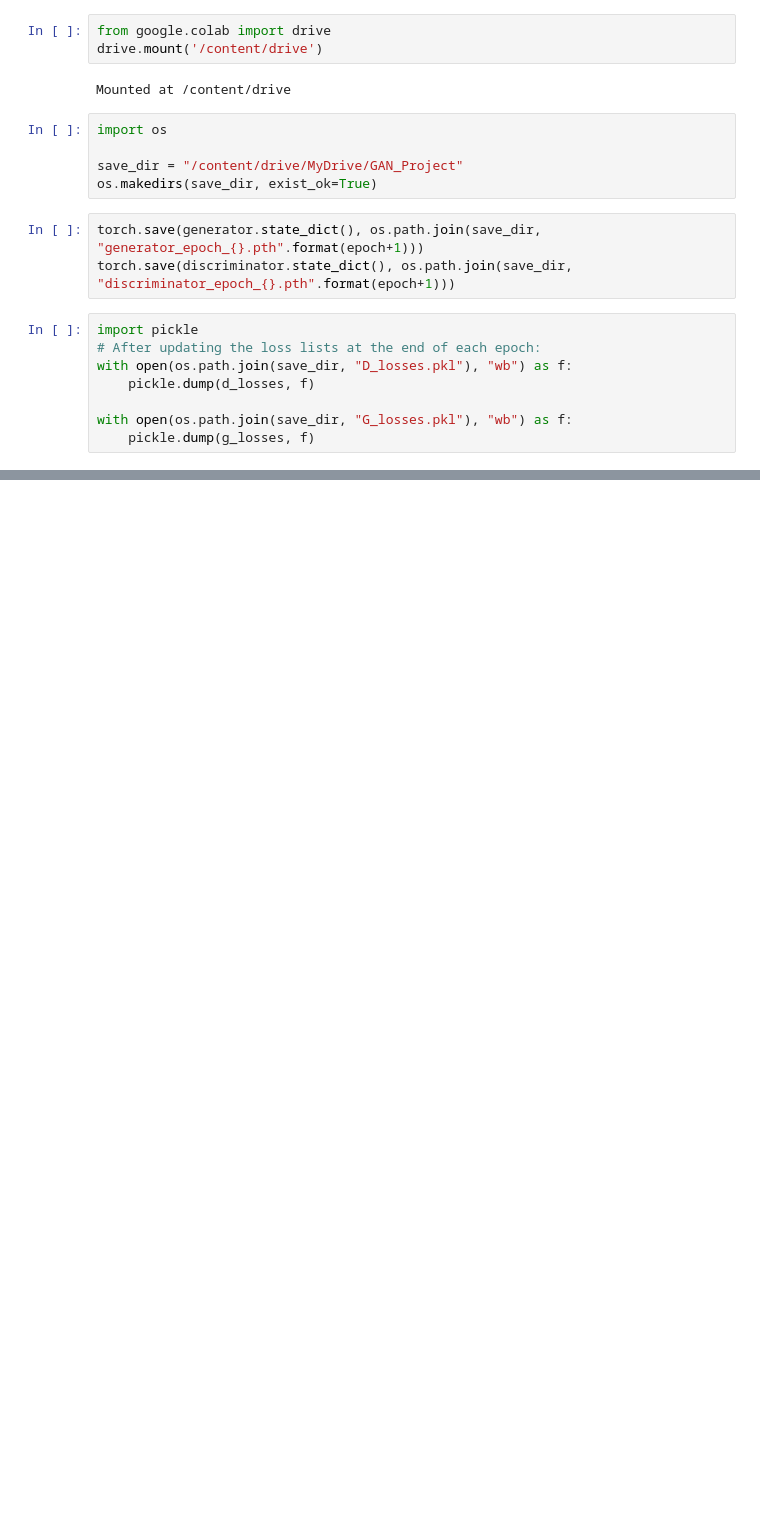
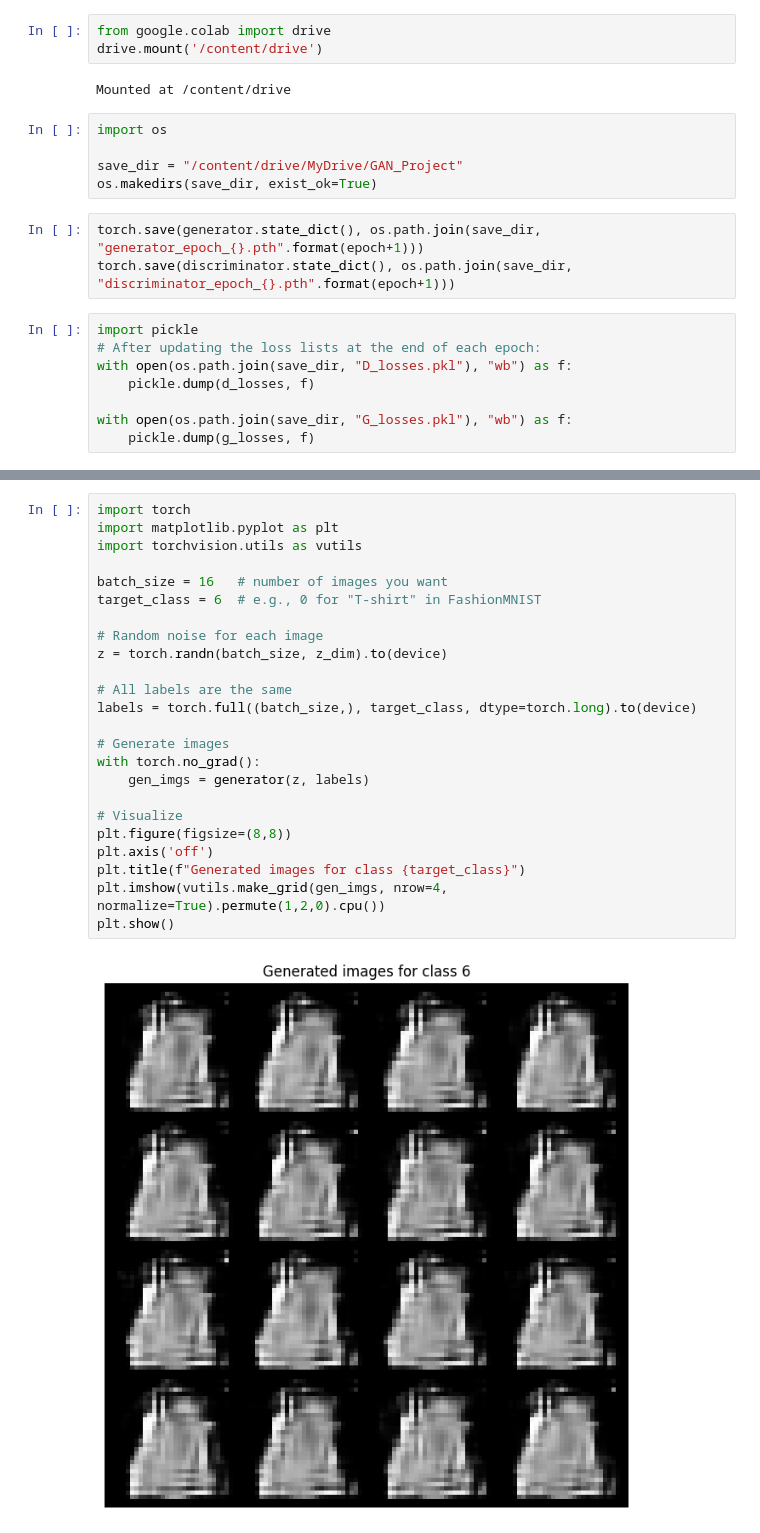
Before and after one commit to Tanuron/repo, a Jupyter notebook: Generative_Adversarial_Networks.ipynb, the cells around one changed output, grey strips where cells are left out. Saved outputs shown, nothing was run; the diff lists cells and outputs as text; blank space fills up the shorter version.

```diff
--- a/Generative_Adversarial_Networks.ipynb
+++ b/Generative_Adversarial_Networks.ipynb
@@ -706,0 +788,26 @@ with open(os.path.join(save_dir, "G_losses.pkl"), "wb") as f:
+# %%
+import torch
+import matplotlib.pyplot as plt
+import torchvision.utils as vutils
+
+batch_size = 16   # number of images you want
+target_class = 6  # e.g., 0 for "T-shirt" in FashionMNIST
+
+# Random noise for each image
+z = torch.randn(batch_size, z_dim).to(device)
+
+# All labels are the same
+labels = torch.full((batch_size,), target_class, dtype=torch.long).to(device)
+
+# Generate images
+with torch.no_grad():
+    gen_imgs = generator(z, labels)
+
+# Visualize
+plt.figure(figsize=(8,8))
+plt.axis('off')
+plt.title(f"Generated images for class {target_class}")
+plt.imshow(vutils.make_grid(gen_imgs, nrow=4, normalize=True).permute(1,2,0).cpu())
+plt.show()
+# %% [output]
+[figure, added]
```
Also changed, not shown: parts of 6 cells of this notebook.
